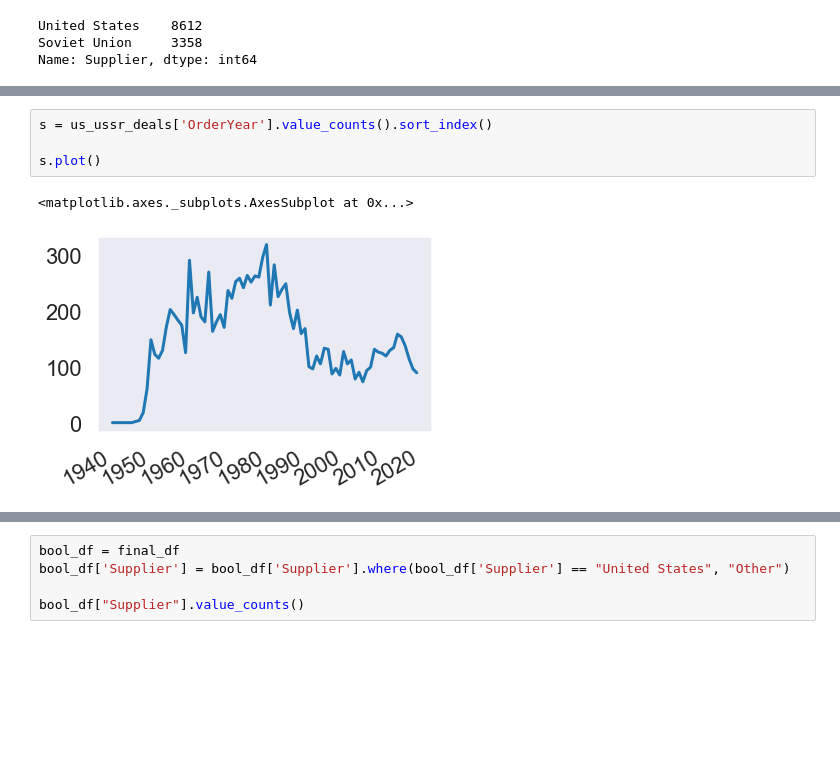
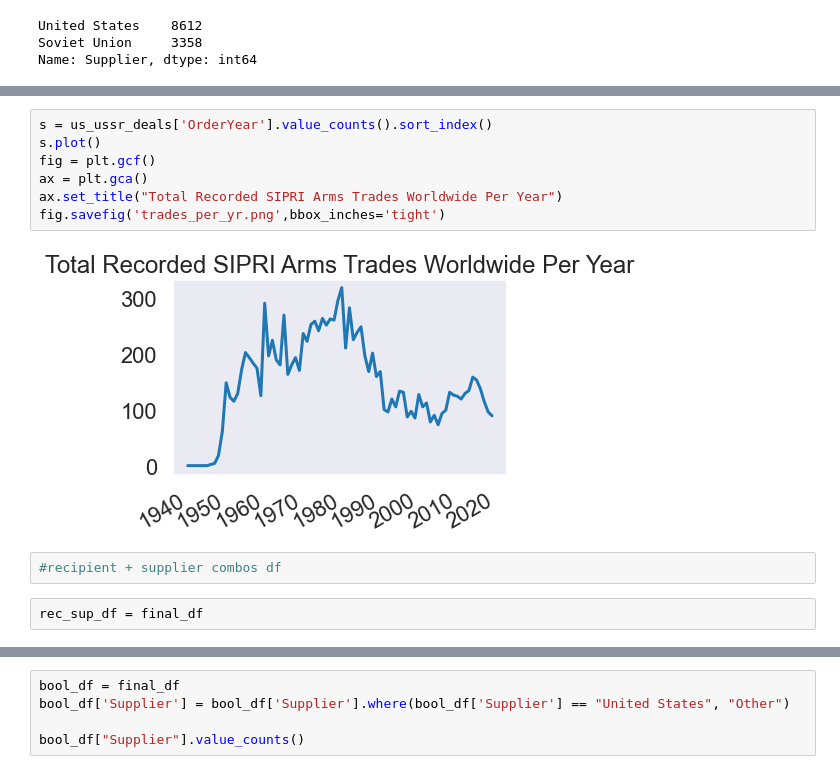
Before and after one commit to MichaelBurak/arms-trade-analysis, a Jupyter notebook: sipri-trades.ipynb, the cells around one changed output, grey strips where cells are left out. Cells and saved outputs as stored; diff of their text form; blank space fills up the shorter version.

```diff
--- a/sipri-trades.ipynb
+++ b/sipri-trades.ipynb
@@ -1044,10 +1055,16 @@ us_ussr_deals.head(10)
 | 11160 | Soviet Union | East Germany (GDR) | (80) | SU-85 | Self-propelled gun | 1952-01-01 | 1952 | (80) | ... |
 | 11161 | Soviet Union | Egypt | (800) | T-54 | Tank | 1967-01-01 | 1967-1972 | (800) | ... |
 | 11162 | Soviet Union | Ethiopia | (35) | BMD-1 | IFV | 1977-01-01 | 1977 | (35) | ... |
-# %%
-s = us_ussr_deals['OrderYear'].value_counts().sort_index()
-
-s.plot()
-# %% [output]
-<matplotlib.axes._subplots.AxesSubplot at 0x...>
-[figure, removed]
+# %%
+s = us_ussr_deals['OrderYear'].value_counts().sort_index()
+s.plot()
+fig = plt.gcf()
+ax = plt.gca()
+ax.set_title("Total Recorded SIPRI Arms Trades Worldwide Per Year")
+fig.savefig('trades_per_yr.png',bbox_inches='tight')
+# %% [output]
+[figure, added]
+# %%
+#recipient + supplier combos df
+# %%
+rec_sup_df = final_df
```
Also changed, not shown: parts of 26 cells of this notebook, 3 other files.
